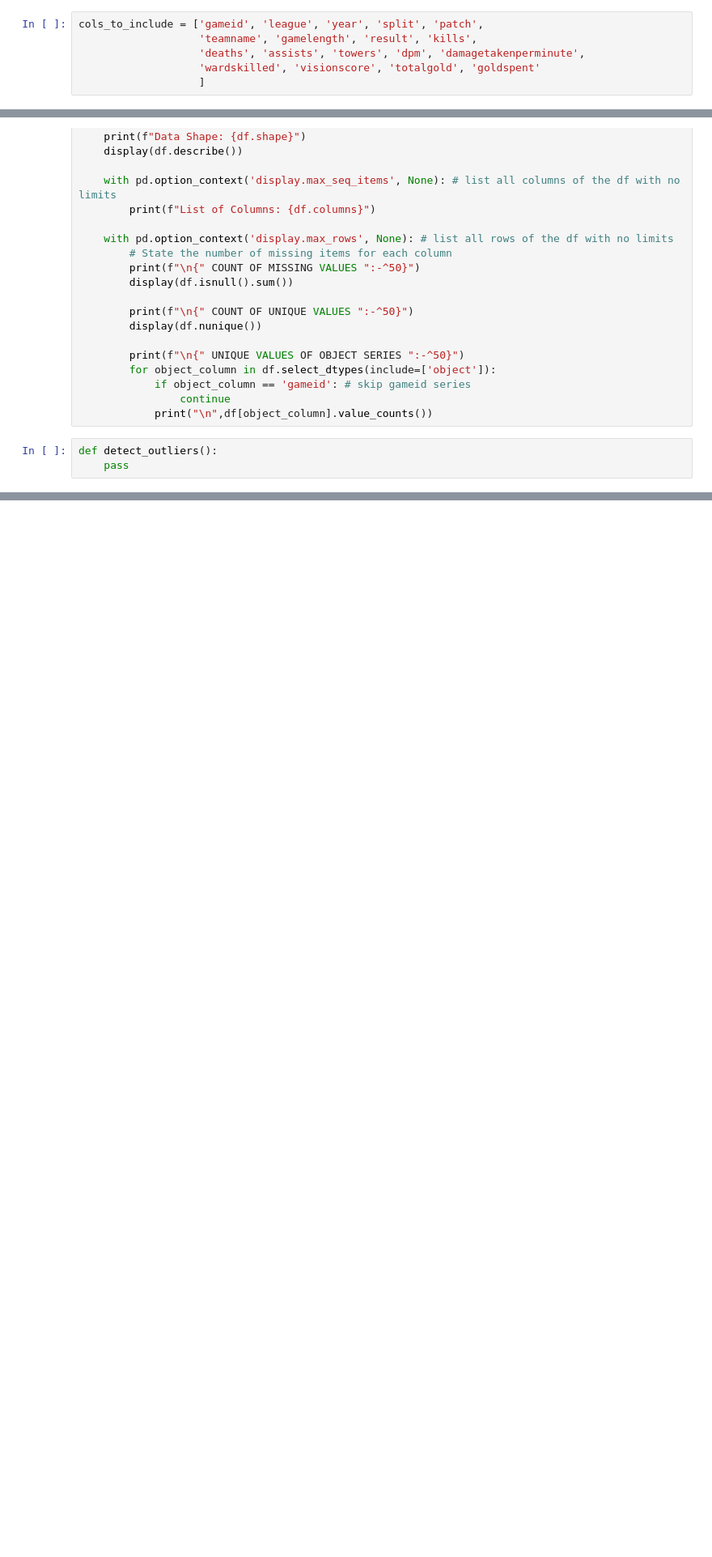
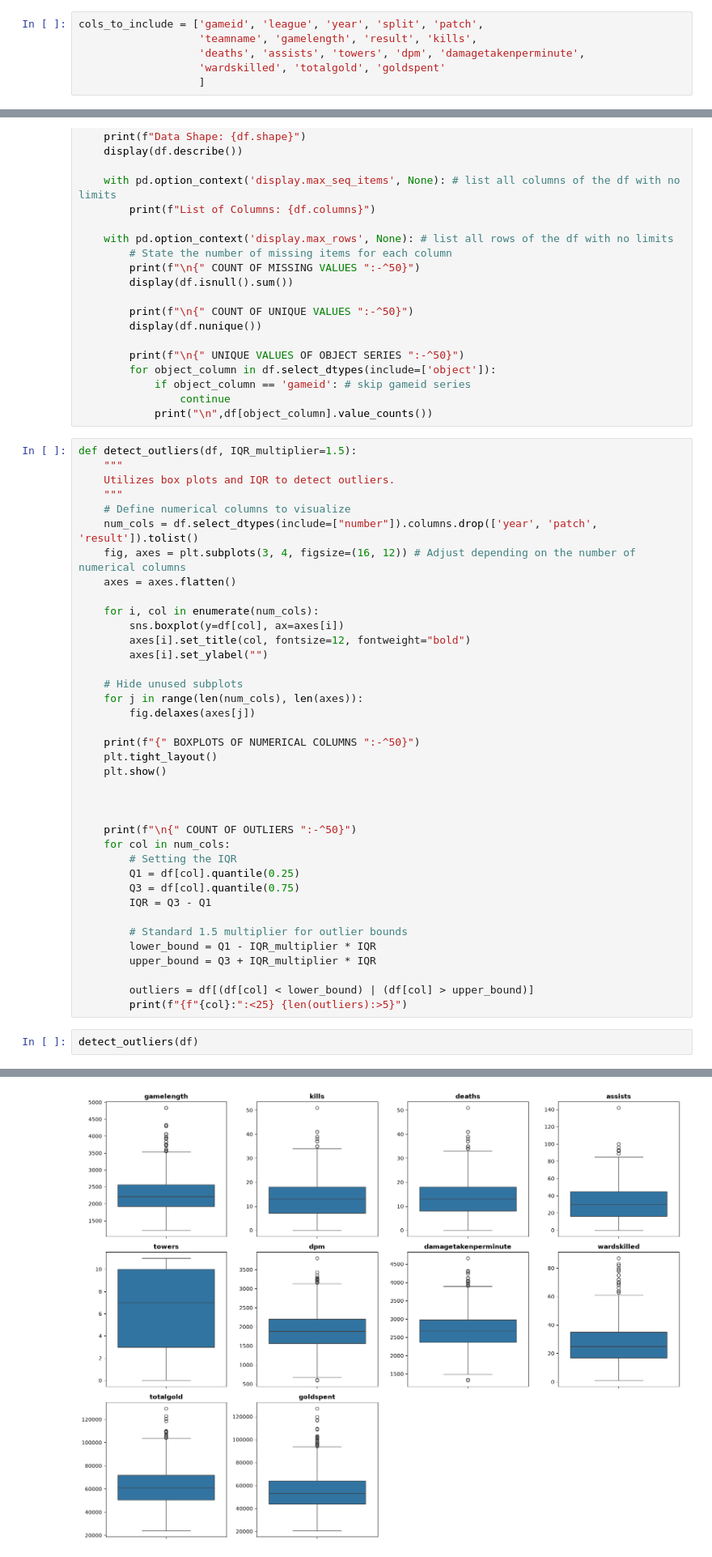
Before and after one commit to jkpjr/lol-esports-pickems-predictor, a Jupyter notebook: data_cleaning.ipynb, the cells around one changed output, grey strips where cells are left out. Shown at 81% size. Saved outputs shown, nothing was run; the diff lists cells and outputs as text; blank space fills up the shorter version.

Commit message:
Add outlier detection helper function in the data_cleaning.ipynb using boxplots and IQR.

```diff
--- a/data_cleaning.ipynb
+++ b/data_cleaning.ipynb
@@ -48,7 +52,7 @@ def data_selection(df, included_cols):
 cols_to_include = ['gameid', 'league', 'year', 'split', 'patch',
                    'teamname', 'gamelength', 'result', 'kills',
                    'deaths', 'assists', 'towers', 'dpm', 'damagetakenperminute',
-                   'wardskilled', 'visionscore', 'totalgold', 'goldspent'
+                   'wardskilled', 'totalgold', 'goldspent'
                    ]
 # %%
 df_selected = "df_2014" # choose input next time, instead of a hardcoded df name
@@ -82,5 +86,43 @@ def data_profiling(df, df_selected=df_selected):
                 continue
             print("\n",df[object_column].value_counts())
 # %%
-def detect_outliers():
-    pass
+def detect_outliers(df, IQR_multiplier=1.5):
+    """
+    Utilizes box plots and IQR to detect outliers.
+    """
+    # Define numerical columns to visualize
+    num_cols = df.select_dtypes(include=["number"]).columns.drop(['year', 'patch', 'result']).tolist()
+    fig, axes = plt.subplots(3, 4, figsize=(16, 12)) # Adjust depending on the number of numerical columns
+    axes = axes.flatten()
+
+    for i, col in enumerate(num_cols):
+        sns.boxplot(y=df[col], ax=axes[i])
+        axes[i].set_title(col, fontsize=12, fontweight="bold")
+        axes[i].set_ylabel("")
+
+    # Hide unused subplots
+    for j in range(len(num_cols), len(axes)):
+        fig.delaxes(axes[j])
+
+    print(f"{" BOXPLOTS OF NUMERICAL COLUMNS ":-^50}")
+    plt.tight_layout()
+    plt.show()
+
+
+
+    print(f"\n{" COUNT OF OUTLIERS ":-^50}")
+    for col in num_cols:
+        # Setting the IQR
+        Q1 = df[col].quantile(0.25)
+        Q3 = df[col].quantile(0.75)
+        IQR = Q3 - Q1
+
+        # Standard 1.5 multiplier for outlier bounds
+        lower_bound = Q1 - IQR_multiplier * IQR
+        upper_bound = Q3 + IQR_multiplier * IQR
+
+        outliers = df[(df[col] < lower_bound) | (df[col] > upper_bound)]
+        print(f"{f"{col}:":<25} {len(outliers):>5}")
+# %%
+detect_outliers(df)
+# %% [output]
@@ -86,0 +130 @@ def detect_outliers():
+[figure, added]
```
Also changed, not shown: parts of 3 cells of this notebook.
